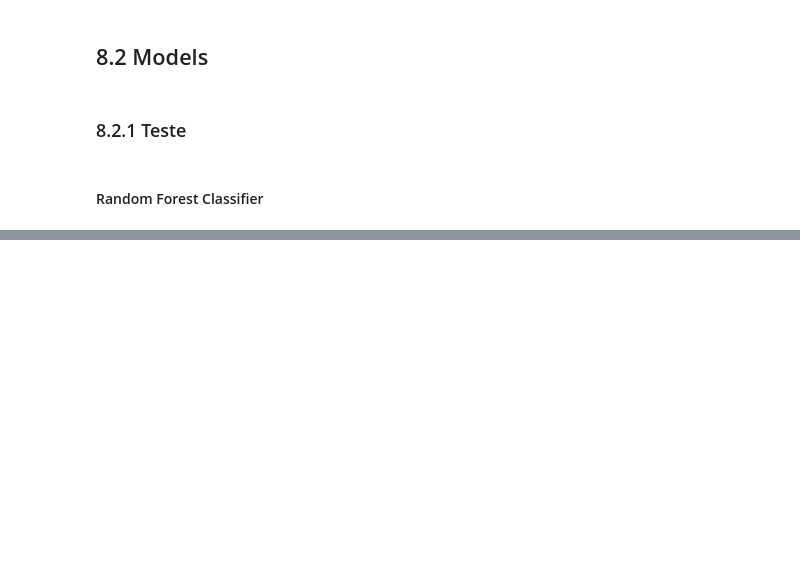
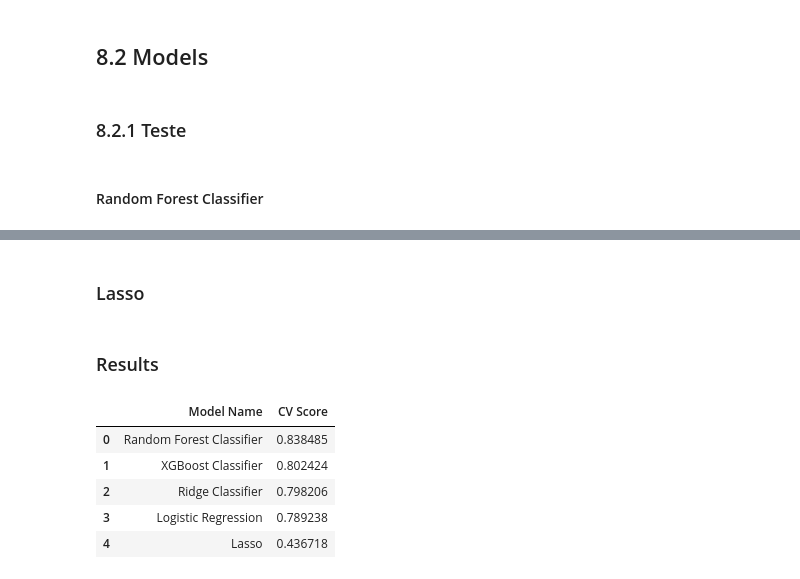
Before and after one commit to rsantosluan/Titanic-MLDisaster, a Jupyter notebook: notebooks/eda.ipynb, the cells around one changed output, grey strips where cells are left out. Saved outputs shown, nothing was run; the diff lists cells and outputs as text; code cells hidden in the pictures; blank space fills up the shorter version.

Commit message:
Finalização de testes para seleção de modelo

```diff
--- a/notebooks/eda.ipynb
+++ b/notebooks/eda.ipynb
@@ -517,0 +514,9 @@ plt.title( 'Limiar 0.2' );
+# %%
+rc    = RidgeClassifierCV()
+rc.fit( xtr, ytr )
+res   = rc.score( xte, yte )
+resrc = pd.DataFrame(
+    {'Model Name' : 'Ridge Classifier',
+    'CV Score'    : res},
+    index = [0]
+)
@@ -518,8 +525,33 @@ plt.title( 'Limiar 0.2' );
+# %%
+lr    = LogisticRegressionCV()
+lr.fit( xtr, ytr )
+res   = lr.score( xte, yte )
+reslr = pd.DataFrame(
+    {'Model Name': 'Logistic Regression',
+    'CV Score'   : res},
+    index = [0]
+)
+# %% [markdown]
+### Lasso
 # %%
-
-res   = f1_score( yte, y_hat )
-res = pd.DataFrame(
-    {'Model Name' : 'Linear Regressor',
-    'F1 Score' : res},
+lss = LassoCV()
+lss.fit( xtr, ytr )
+res = lss.score( xte, yte )
+reslss = pd.DataFrame(
+    {'Model Name' : 'Lasso',
+    'CV Score'    : res},
     index = [0]
 )
+# %% [markdown]
+### Results
+# %%
+result = modelSelect.scorecv( xtr, ytr, xte, yte )
+# %%
+result
+# %% [output]
+|  | Model Name | CV Score |
+| 0 | Random Forest Classifier | 0.838485 |
+| 1 | XGBoost Classifier | 0.802424 |
+| 2 | Ridge Classifier | 0.798206 |
+| 3 | Logistic Regression | 0.789238 |
+| 4 | Lasso | 0.436718 |
```
Also changed, not shown: parts of 12 cells of this notebook, 1 other file.
